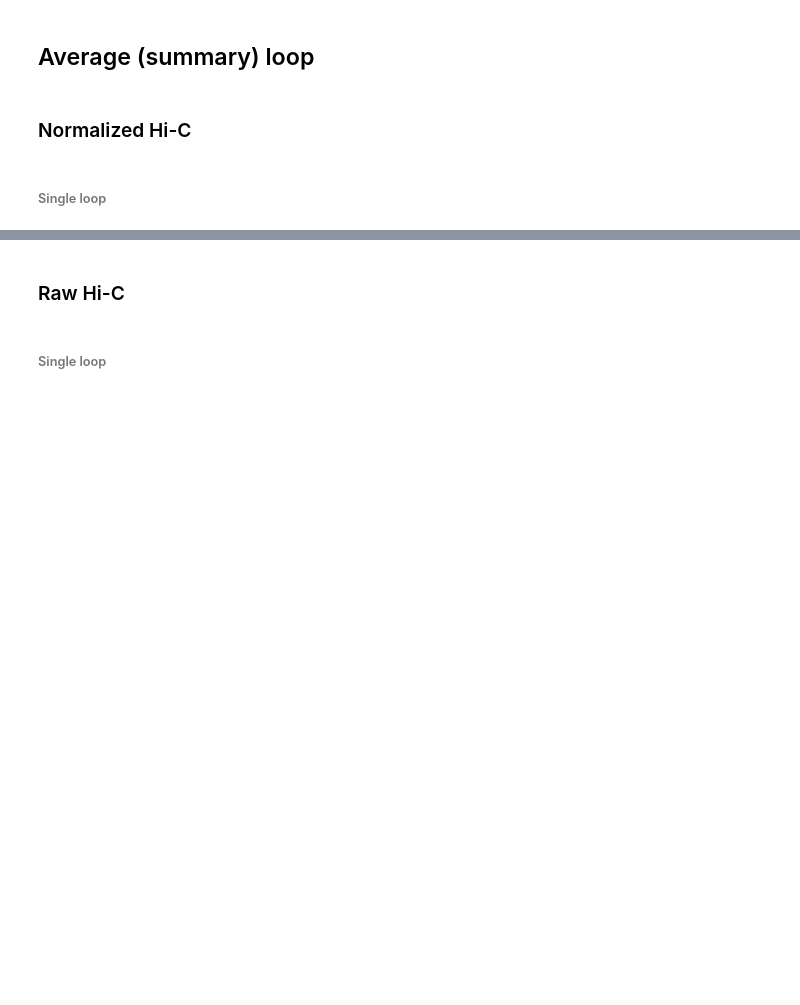
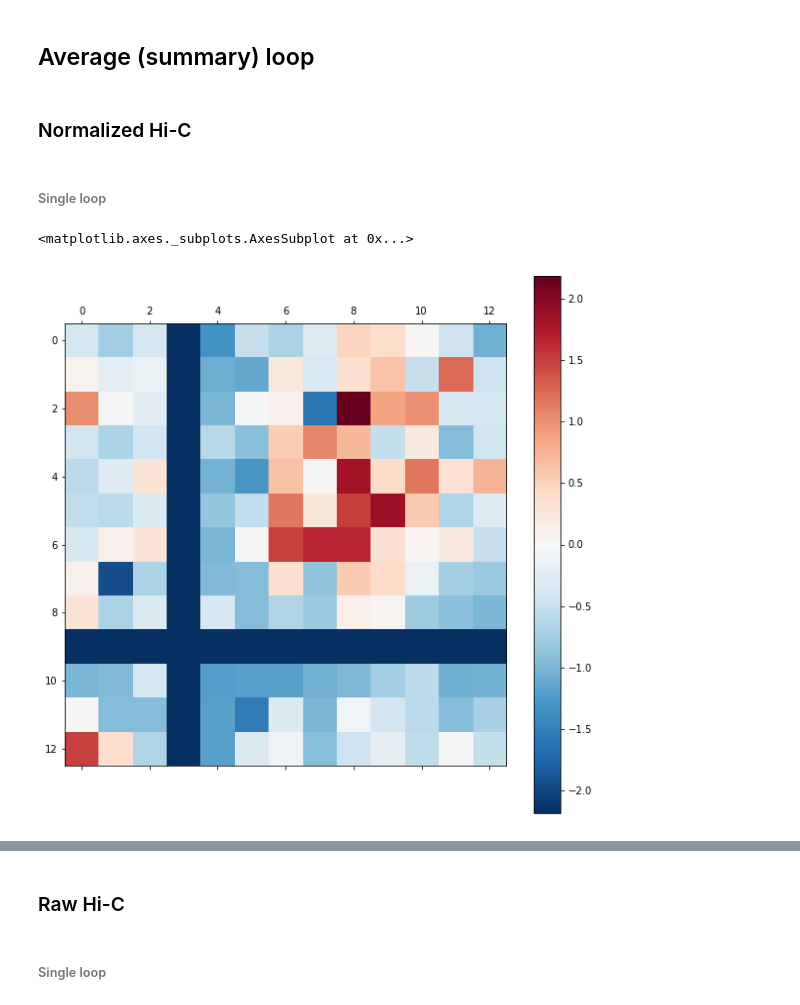
Before and after one commit to GoodBoy962/Dictyostelium-loops, a Jupyter notebook: dicty/Loops visualisation and processing (Dicty).ipynb, the cells around one changed output, grey strips where cells are left out. Cells and saved outputs as stored; diff of their text form; code cells hidden in the pictures; blank space fills up the shorter version.

```diff
--- a/dicty/Loops visualisation and processing (Dicty).ipynb
+++ b/dicty/Loops visualisation and processing (Dicty).ipynb
@@ -118,5 +130,11 @@ def sum_loops(arr, *args):
 arr = np.load('arrs/2kb_chr'+str(chr_num)+'_norm.npy')
 # %% [markdown]
 ###### Single loop
+# %%
+loop_window = get_loop_with_window(idx = 20)
+plot_HiC(z_norm_zero_middle(loop_window), figsize=(10,10))
+# %% [output]
+<matplotlib.axes._subplots.AxesSubplot at 0x...>
+[figure, added]
 # %%
 loop_window = get_loop_with_window(idx = 20)
```
Also changed, not shown: parts of 8 cells of this notebook, 4 other files.
